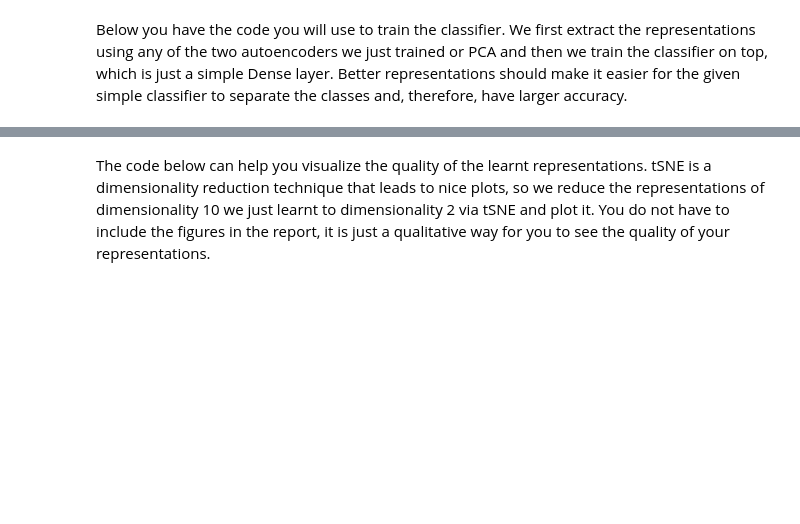
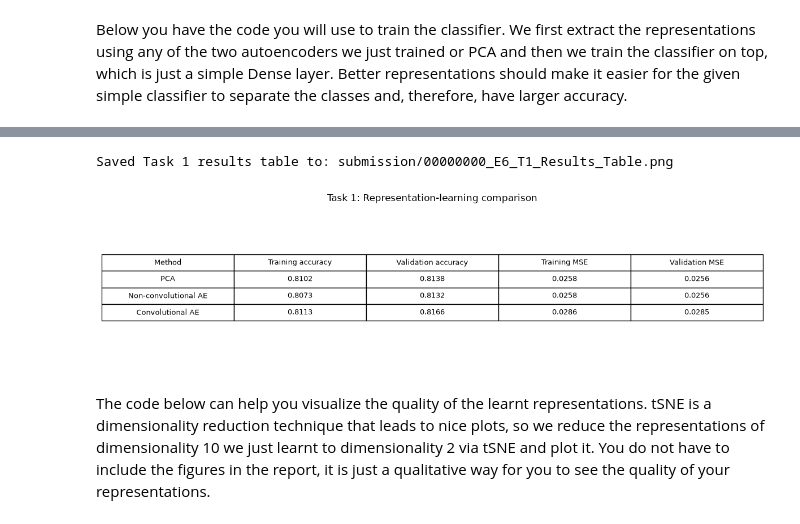
Before and after one commit to Shad0wSAMA/DeepLearningNotebooks, a Jupyter notebook: Filled/06_Autoencoders.ipynb, the cells around one changed output, grey strips where cells are left out. Cells and saved outputs as stored; diff of their text form; code cells hidden in the pictures; blank space fills up the shorter version.

Commit message:
Fixed 06 Notebook Save Code

```diff
--- a/Filled/06_Autoencoders.ipynb
+++ b/Filled/06_Autoencoders.ipynb
@@ -1661,7 +1819,7 @@ def train_classifier(X_train, y_train, X_val, y_val, epochs=30):
     for epoch in range(epochs):
         model.train()
         for xb, yb in train_loader:
-            xb, yb = xb.to(DEVICE), yb.to(DEVICE)
+            xb, yb = xb.to(device), yb.to(device)
             optimizer.zero_grad()
             logits = model(xb)
             loss = criterion(logits, yb)
@@ -1674,7 +1832,7 @@ def train_classifier(X_train, y_train, X_val, y_val, epochs=30):
         total = 0
         with torch.no_grad():
             for xb, yb in val_loader:
-                xb, yb = xb.to(DEVICE), yb.to(DEVICE)
+                xb, yb = xb.to(device), yb.to(device)
                 logits = model(xb)
                 preds = torch.argmax(logits, dim=1)
                 correct += (preds == yb).sum().item()
@@ -1686,10 +1844,12 @@ def train_classifier(X_train, y_train, X_val, y_val, epochs=30):
 
     def accuracy(data_loader):
         model.eval()
-        correct, total = 0, 0
+        correct = 0
+        total = 0
         with torch.no_grad():
             for xb, yb in data_loader:
-                preds = model(xb.to(DEVICE)).argmax(dim=1).cpu()
+                logits = model(xb.to(DEVICE))
+                preds = torch.argmax(logits, dim=1).cpu()
                 correct += (preds == yb).sum().item()
                 total += yb.size(0)
         return correct / total
@@ -1710,3 +1888,45 @@ print()
+# %%
+# Save the required Task 1 results table using the Exercise 02 submission format.
+import pandas as pd
+
+
+def reconstruction_mse(model, tensor_data):
+    model = model.to(DEVICE).eval()
+    total_error = 0.0
+    with torch.no_grad():
+        for start in range(0, len(tensor_data), 256):
+            batch = tensor_data[start:start + 256].to(DEVICE)
+            total_error += F.mse_loss(model(batch), batch, reduction='sum').item()
+    return total_error / tensor_data.numel()
+
+
+rows = [
+    {'Method': 'PCA', 'Training accuracy': acc_pca_train, 'Validation accuracy': acc_pca,
+     'Training MSE': train_mse_pca, 'Validation MSE': test_mse_pca},
+    {'Method': 'Non-convolutional AE', 'Training accuracy': acc_auto_train, 'Validation accuracy': acc_auto,
+     'Training MSE': reconstruction_mse(autoencoder, x_train_32),
+     'Validation MSE': reconstruction_mse(autoencoder, x_test_32)},
+    {'Method': 'Convolutional AE', 'Training accuracy': acc_conv_auto_train, 'Validation accuracy': acc_conv_auto,
+     'Training MSE': reconstruction_mse(conv_autoencoder, x_train_32),
+     'Validation MSE': reconstruction_mse(conv_autoencoder, x_test_32)},
+]
+frame = pd.DataFrame(rows)
+fig, axis = plt.subplots(figsize=(12, 3.4))
+axis.axis('off')
+axis.set_title('Task 1: Representation-learning comparison')
+table = axis.table(cellText=frame.round(4).astype(str).values, colLabels=frame.columns,
+                   cellLoc='center', loc='center')
+table.auto_set_font_size(False)
+table.set_fontsize(9)
+table.scale(1, 1.6)
+fig.tight_layout()
+output_path = submission_path('E6_T1_Results_Table.png')
+fig.savefig(output_path, dpi=200, bbox_inches='tight')
+print(f'Saved Task 1 results table to: {output_path}')
+plt.show()
+# %% [output]
+Saved Task 1 results table to: submission/00000000_E6_T1_Results_Table.png
+[figure, added]
 # %% [markdown]
 The code below can help you visualize the quality of the learnt representations. tSNE is a dimensionality reduction technique that leads to nice plots, so we reduce the representations of dimensionality 10 we just learnt to dimensionality 2 via tSNE and plot it. You do not have to include the figures in the report, it is just a qualitative way for you to see the quality of your representations.
 # %%
```
Also changed, not shown: parts of 37 cells of this notebook, 3 other files.
